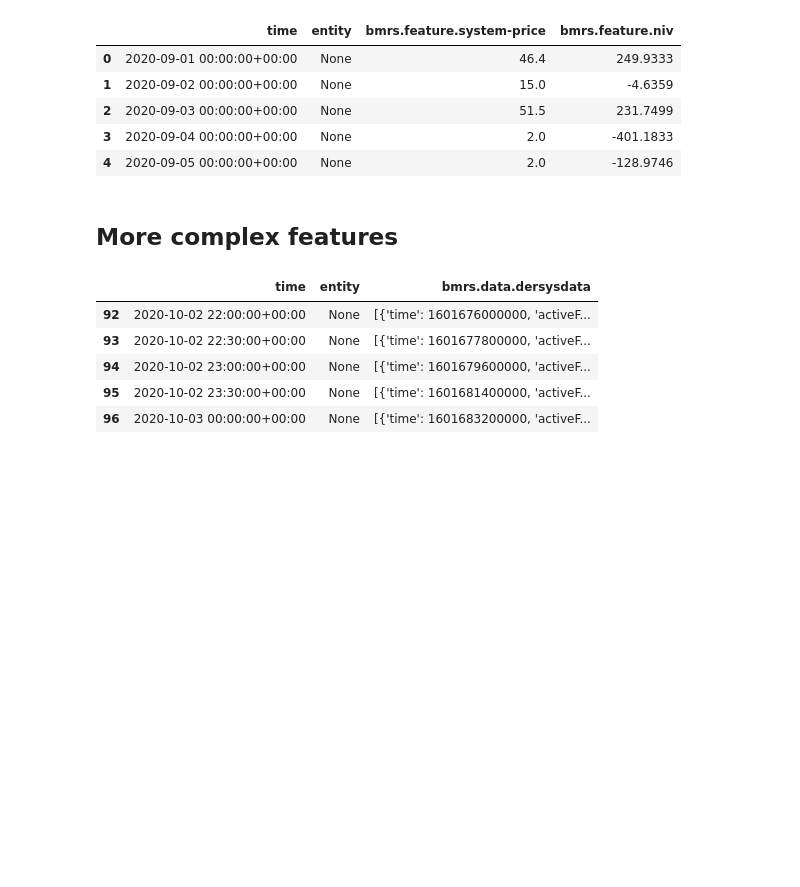
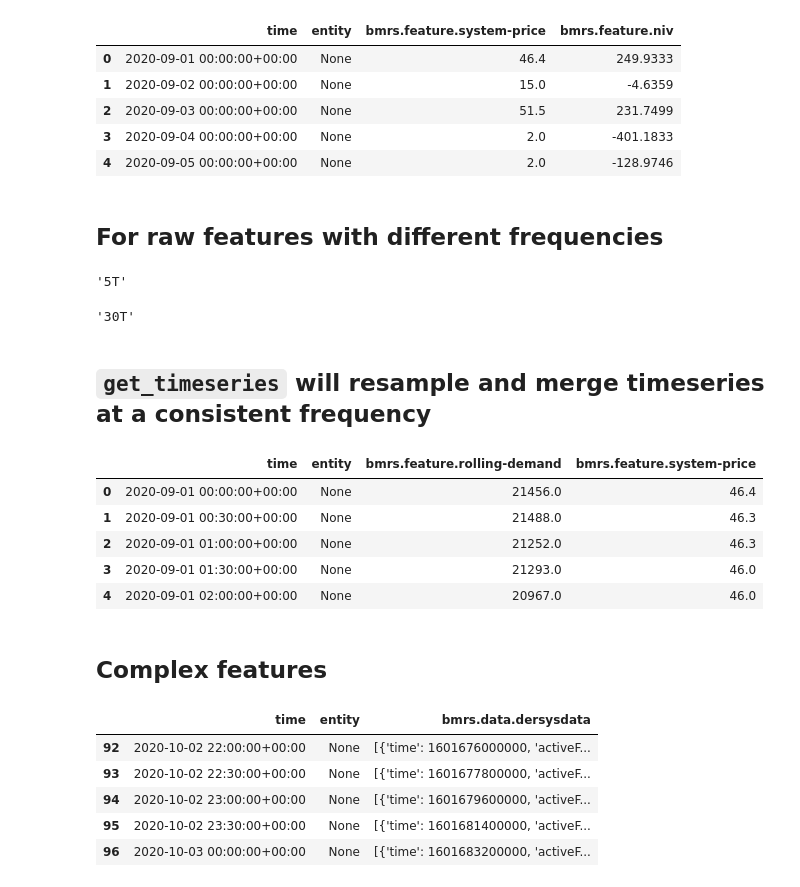
Before and after one commit to bytehub-ai/code-examples, a Jupyter notebook: bytehub_demo.ipynb, the cells around one changed output. Saved outputs shown, nothing was run; the diff lists cells and outputs as text; code cells hidden in the pictures; blank space fills up the shorter version.

```diff
--- a/bytehub_demo.ipynb
+++ b/bytehub_demo.ipynb
@@ -86,8 +112,29 @@ fs.get_timeseries(['bmrs.feature.system-price', 'bmrs.feature.niv'], from_date='
 | 2 | 2020-09-03 00:00:00+00:00 | None | 51.5 | 231.7499 |
 | 3 | 2020-09-04 00:00:00+00:00 | None | 2.0 | -401.1833 |
 | 4 | 2020-09-05 00:00:00+00:00 | None | 2.0 | -128.9746 |
+# %% [markdown]
+## For **raw features** with **different frequencies**
+# %%
+fs.get_freq('bmrs.feature.rolling-demand')
+# %% [output]
+'5T'
+# %%
+fs.get_freq('bmrs.feature.system-price')
+# %% [output]
+'30T'
+# %% [markdown]
+## **`get_timeseries`** will **resample** and **merge** timeseries at a **consistent frequency**
+# %%
+fs.get_timeseries(['bmrs.feature.rolling-demand', 'bmrs.feature.system-price'], from_date='2020-09-01', to_date=pd.Timestamp.utcnow(), freq='30min').head()
+# %% [output]
+|  | time | entity | bmrs.feature.rolling-demand | bmrs.feature.system-price |
+| 0 | 2020-09-01 00:00:00+00:00 | None | 21456.0 | 46.4 |
+| 1 | 2020-09-01 00:30:00+00:00 | None | 21488.0 | 46.3 |
+| 2 | 2020-09-01 01:00:00+00:00 | None | 21252.0 | 46.3 |
+| 3 | 2020-09-01 01:30:00+00:00 | None | 21293.0 | 46.0 |
+| 4 | 2020-09-01 02:00:00+00:00 | None | 20967.0 | 46.0 |
 # %% [markdown]
-## More complex features
+## **Complex features**
 # %%
 df = fs.get_timeseries('bmrs.data.dersysdata', from_date='2020-10-01', to_date='2020-10-03', freq='30min')
 df.tail()
```
Also changed, not shown: parts of 22 cells of this notebook.
